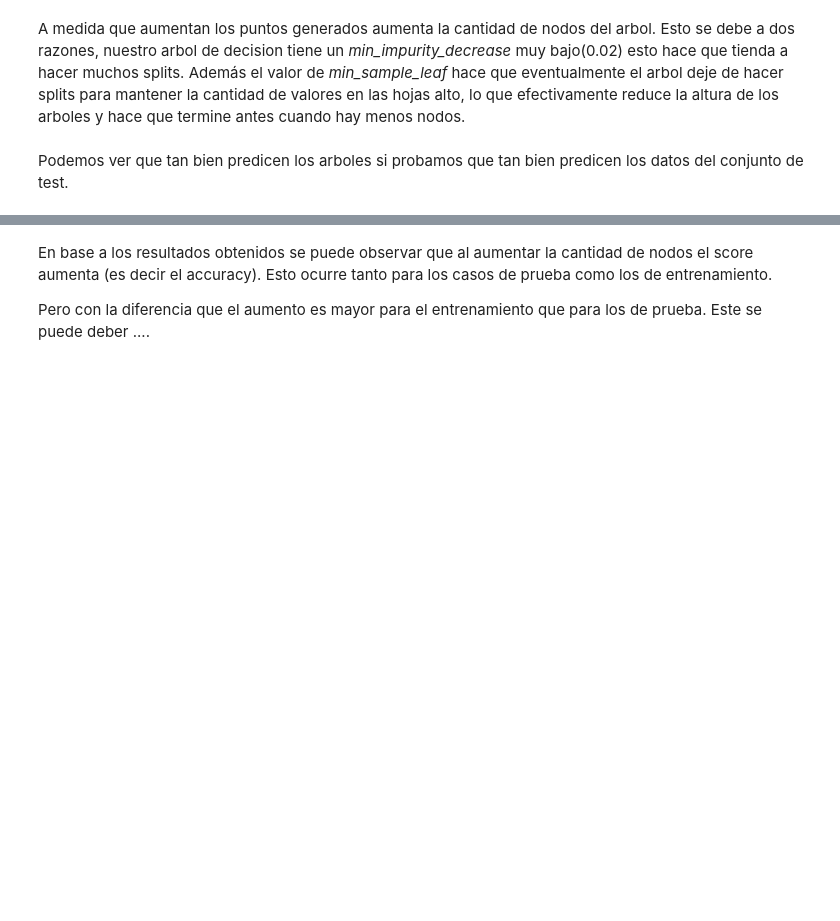
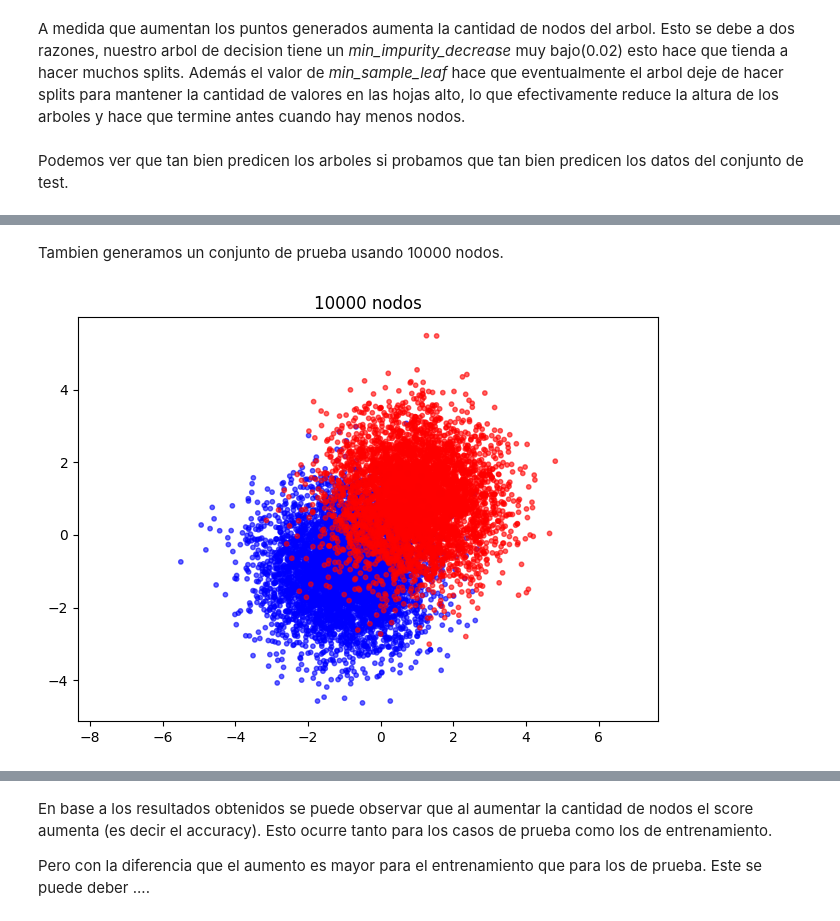
Before and after one commit to DonBerge/IIA-TPS, a Jupyter notebook: TP3/IIA24_ML_Generacion.ipynb, the cells around one changed output, grey strips where cells are left out. Drawn from its saved outputs; the diff is of its cells as text; code cells hidden in the pictures; blank space fills up the shorter version.

```diff
--- a/TP3/IIA24_ML_Generacion.ipynb
+++ b/TP3/IIA24_ML_Generacion.ipynb
@@ -418,0 +351,19 @@ plotTrainTest()
+# %% [markdown]
+Tambien generamos un conjunto de prueba usando 10000 nodos.
+# %%
+test = diag(10000)
+
+x = [p[0] for p in test['input']]
+y = [p[1] for p in test['input']]
+c = test['output']
+
+plt.scatter(x, y, c=c, cmap='bwr', alpha=0.6, s=10)
+plt.title("10000 nodos")
+
+plt.axis('equal')
+plt.axis('on')
+
+plt.tight_layout()
+plt.show()
+# %% [output]
+[figure, added]
```
Also changed, not shown: parts of 21 cells of this notebook.
